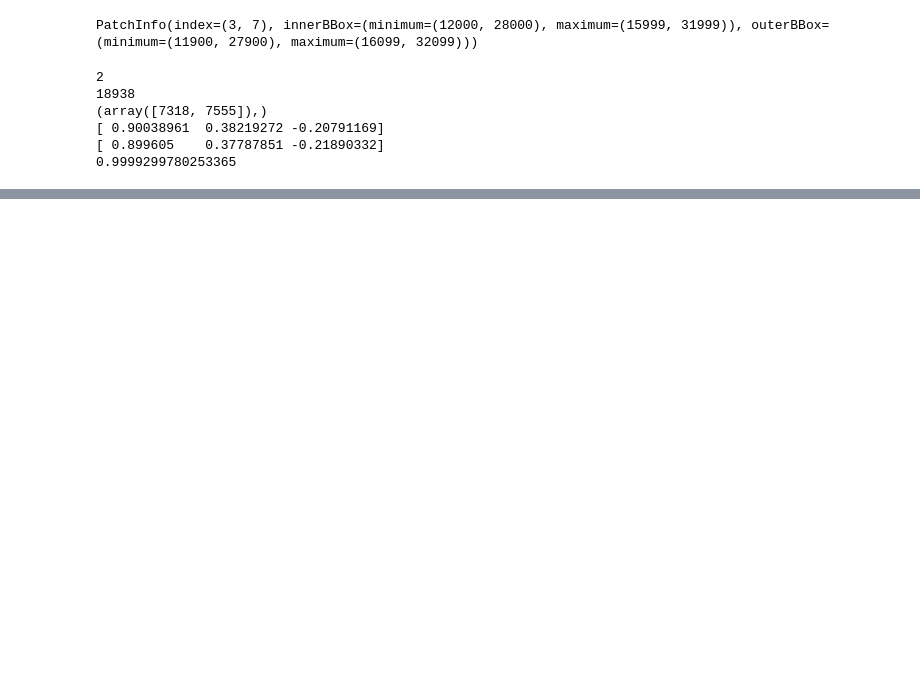
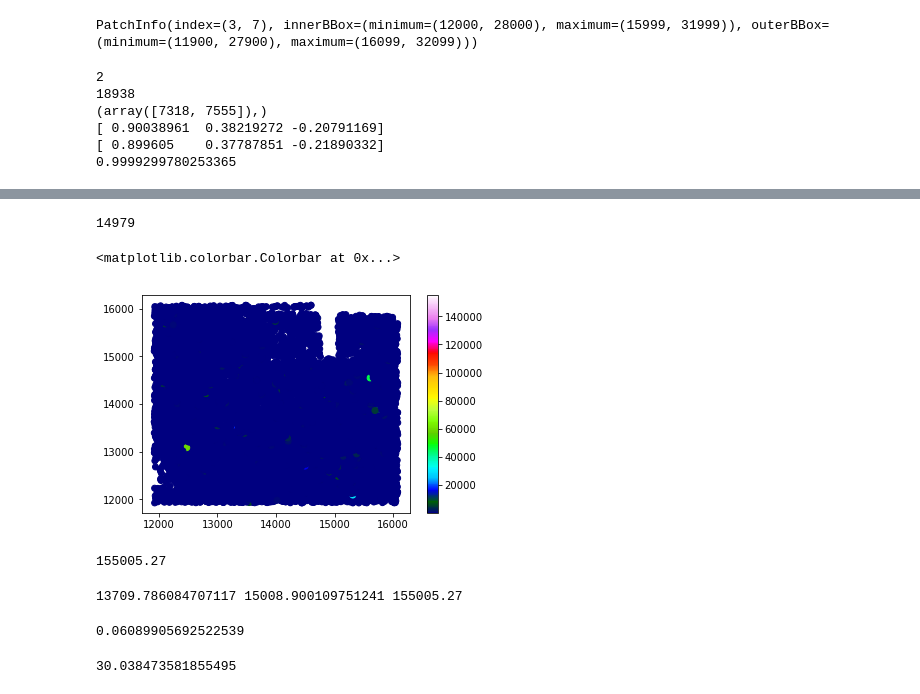
Before and after one commit to lsst-sitcom/notebooks, a Jupyter notebook: tract_patch_draft.ipynb, the cells around one changed output, grey strips where cells are left out. Drawn from its saved outputs; the diff is of its cells as text; code cells hidden in the pictures; blank space fills up the shorter version.

Commit message:
hacking around; cannot make helpful plots

```diff
--- a/tract_patch_draft.ipynb
+++ b/tract_patch_draft.ipynb
@@ -269,0 +355,2 @@ print(np.dot(xyz,center))
+# %%
+wcs = sky_map[10054].getWcs()
@@ -269,0 +361,3 @@ print(np.dot(xyz,center))
+# %%
+sph_pts = [SpherePoint(Angle(rr, radians), Angle(dd, radians))
+           for rr, dd in zip(data['coord_ra'], data['coord_dec'])]
@@ -269,0 +384,24 @@ print(np.dot(xyz,center))
+# %%
+pix_pts = wcs.skyToPixel(sph_pts)
+# %%
+xx_arr = np.array([pix_pts[ii].getX() for ii in range(len(pix_pts))])
+yy_arr = np.array([pix_pts[ii].getY() for ii in range(len(pix_pts))])
+err = np.sqrt(data['base_SdssCentroid_xSigma']**2+
+             data['base_SdssCentroid_ySigma']**2)
+valid = np.where(np.logical_and(np.logical_not(np.isnan(err)),
+                 np.logical_and(data['base_GaussianFlux_flux']>0.0,
+                                err<1.0e7)))
+print(len(valid[0]))
+# %% [output]
+14979
+# %%
+plt.scatter(xx_arr[valid], yy_arr[valid], c=err[valid],
+           cmap=plt.cm.gist_ncar)
+plt.colorbar()
+# %% [output]
+<matplotlib.colorbar.Colorbar at 0x...>
+[figure, added]
+# %%
+err[valid].max()
+# %% [output]
+155005.27
@@ -269,0 +410,8 @@ print(np.dot(xyz,center))
+# %%
+print(xx_arr[valid][maxdex], yy_arr[valid][maxdex], err[valid][maxdex])
+# %% [output]
+13709.786084707117 15008.900109751241 155005.27
+# %%
+data['base_GaussianFlux_flux'][valid][maxdex]
+# %% [output]
+0.06089905692522539
@@ -269,0 +424,4 @@ print(np.dot(xyz,center))
+# %%
+print(calib.getMagnitude(data['base_GaussianFlux_flux'][valid][maxdex]))
+# %% [output]
+30.038473581855495
```
Also changed, not shown: parts of 20 cells of this notebook.
